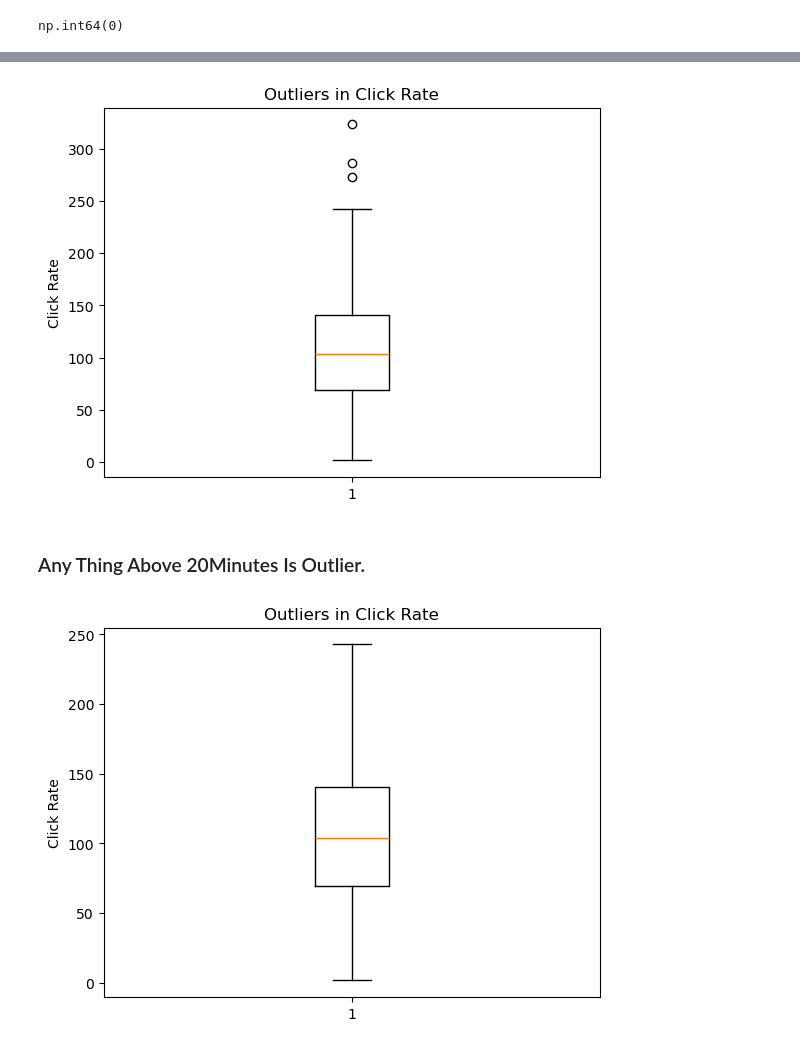
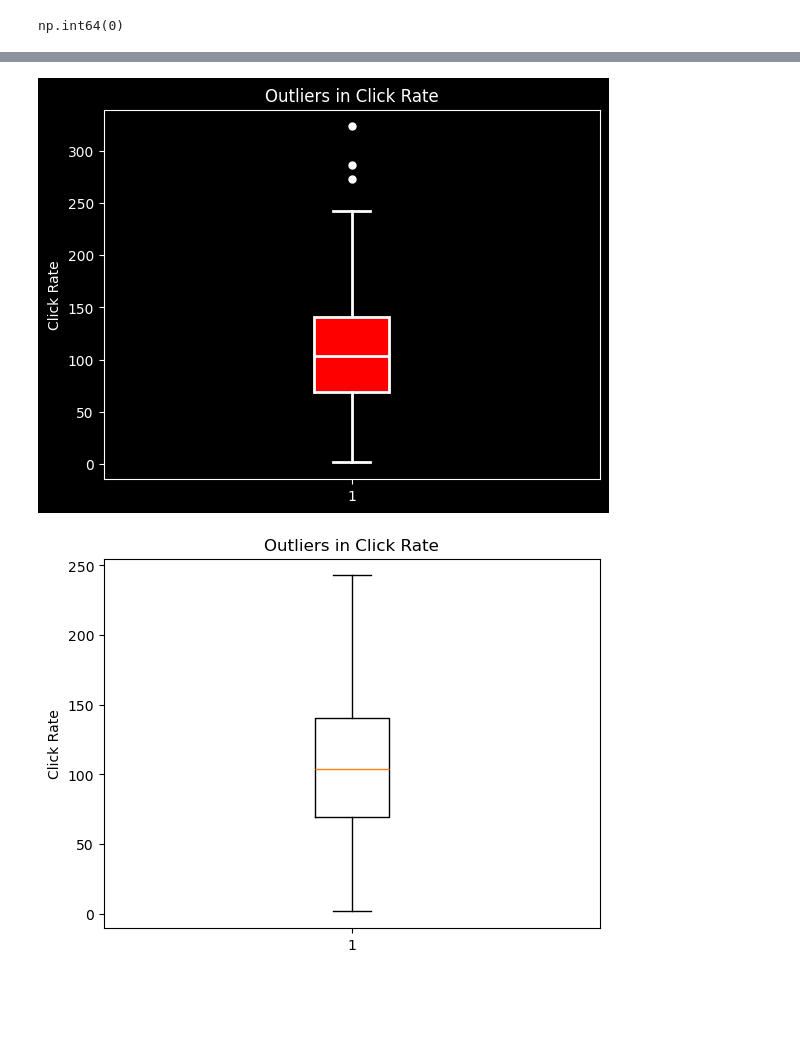
Before and after one commit to ahmadessawii06/DataScience-Project, a Jupyter notebook: main.ipynb, the cells around one changed output, grey strips where cells are left out. Saved outputs shown, nothing was run; the diff lists cells and outputs as text; code cells hidden in the pictures; blank space fills up the shorter version.

```diff
--- a/main.ipynb
+++ b/main.ipynb
@@ -283,6 +273,17 @@ dfc.describe()
 # %%
 import matplotlib.pyplot as plt
 
-dfc.boxplot(figsize=(12,6))
+plt.style.use('dark_background')
+
+dfc.boxplot(
+    figsize=(12, 6),
+    patch_artist=True,
+    boxprops=dict(facecolor='red', edgecolor='white', linewidth=2),
+    medianprops=dict(color='white', linewidth=2),
+    whiskerprops=dict(color='white', linewidth=2),
+    capprops=dict(color='white', linewidth=2)
+)
+
+plt.grid(False)
 plt.show()
 # %% [output]
@@ -359,14 +366,33 @@ dfc.loc[
     'TimeOnSite'
 ] = median_time
 # %%
-plt.boxplot(dfc['ClickRate'])
-plt.title("Outliers in Click Rate")
-plt.ylabel("Click Rate")
-plt.show()
+def custom_boxplot(data, title, ylabel):
+    plt.style.use('dark_background')
+
+    plt.boxplot(
+        data,
+        patch_artist=True,
+        boxprops=dict(facecolor='red', edgecolor='white', linewidth=2),
+        medianprops=dict(color='white', linewidth=2),
+        whiskerprops=dict(color='white', linewidth=2),
+        capprops=dict(color='white', linewidth=2),
+        flierprops=dict(
+            marker='o',
+            markerfacecolor='white',
+            markeredgecolor='white',
+            markersize=5
+        )
+    )
+
+    plt.title(title, color='white')
+    plt.ylabel(ylabel, color='white')
+    plt.grid(False)
+    plt.show()
+
+# Click Rate Boxplot
+custom_boxplot(dfc['ClickRate'], "Outliers in Click Rate", "Click Rate")
 # %% [output]
-[figure, old version]
+[figure, new version]
-# %% [markdown]
-### Any Thing Above 20Minutes Is Outlier.
 # %%
 Q1 = dfc['ClickRate'].quantile(0.25)
 Q3 = dfc['ClickRate'].quantile(0.75)
```
Also changed, not shown: parts of 27 cells of this notebook.
